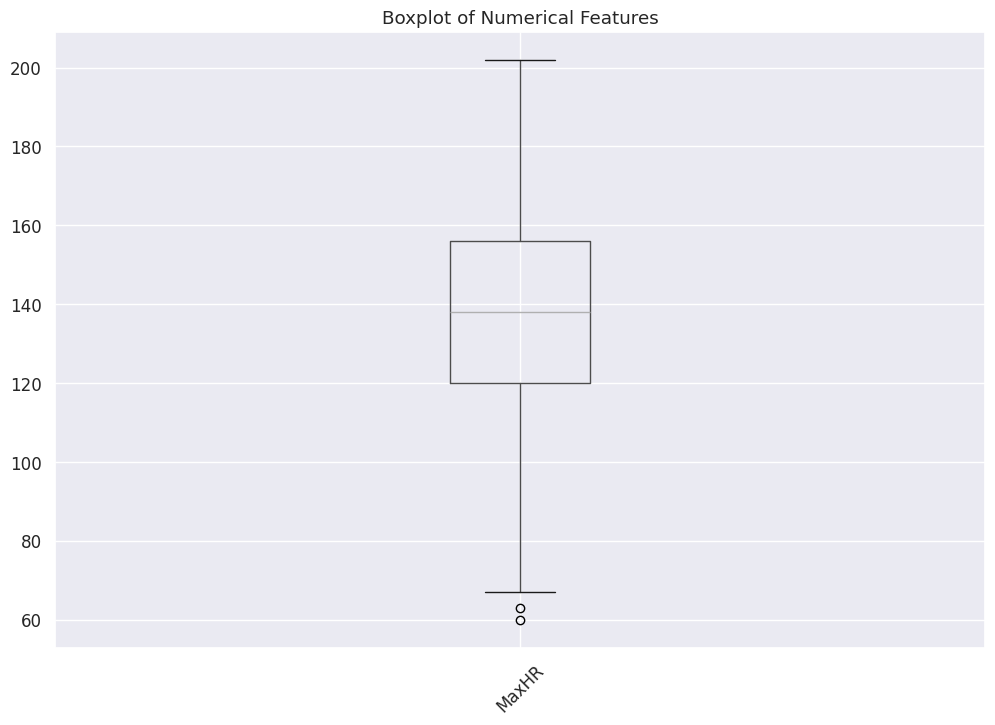
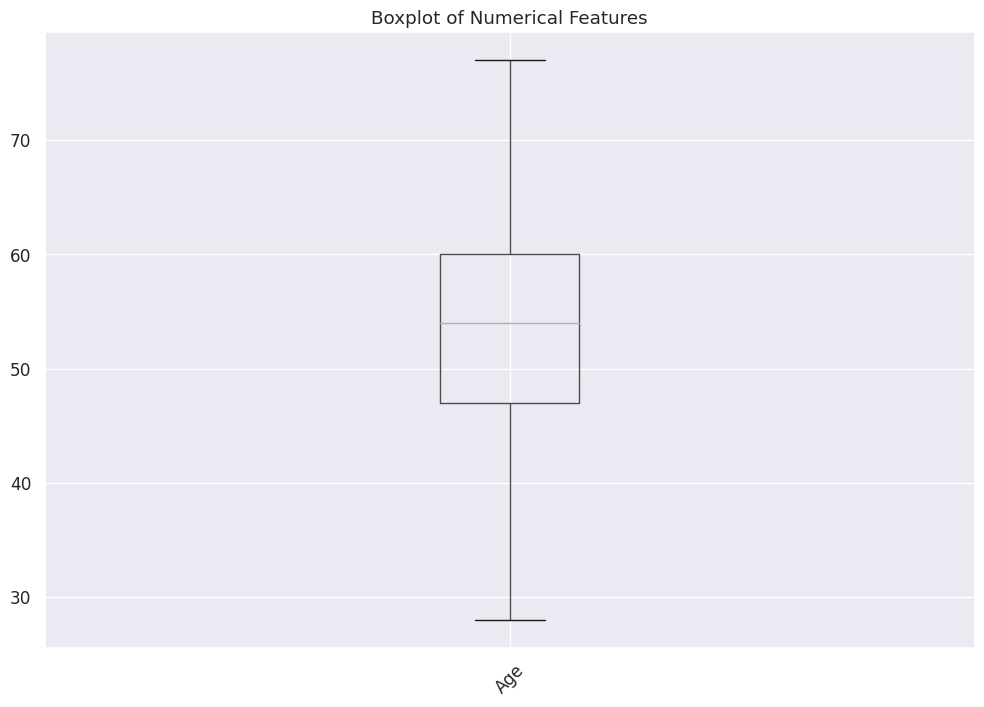
Unified diff of the notebook cell whose output changed from the first chart to the second:
--- before
+++ after
@@ -1,5 +1,5 @@
 # Boxplots to get a sense of spread and possible outliers
 plt.figure(figsize=(12,8))
-df.boxplot(column=numeric_cols[4])
+df.boxplot(column=numeric_cols[0])
 plt.title("Boxplot of Numerical Features")
 plt.xticks(rotation=45)

Commit: Correlation Matrix and Heatmap